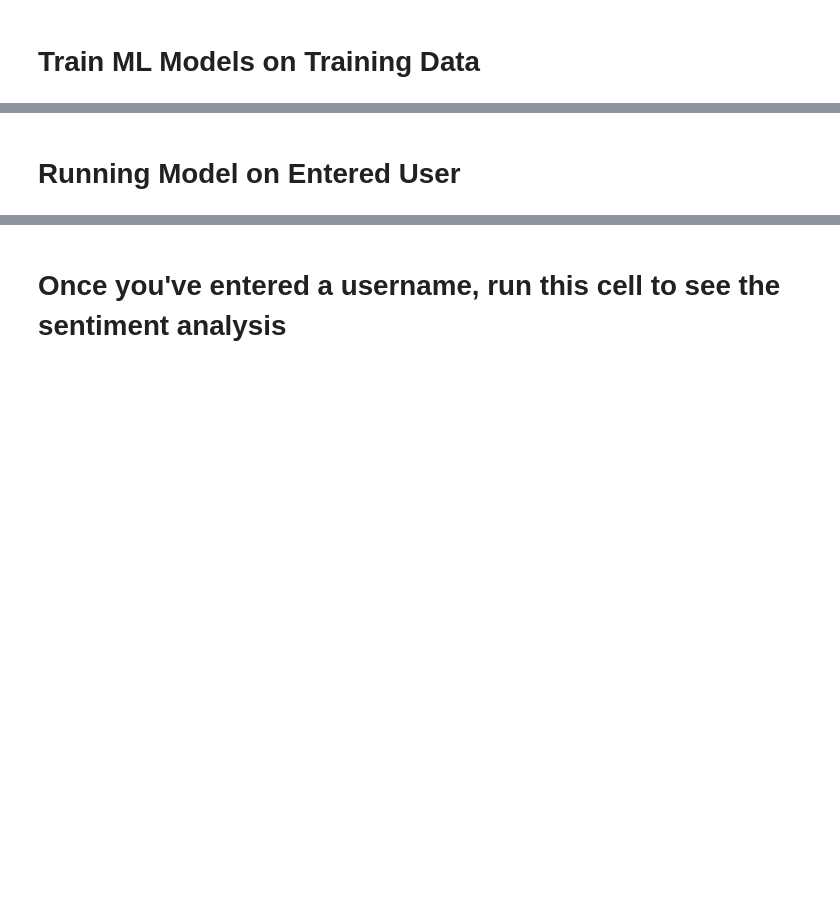
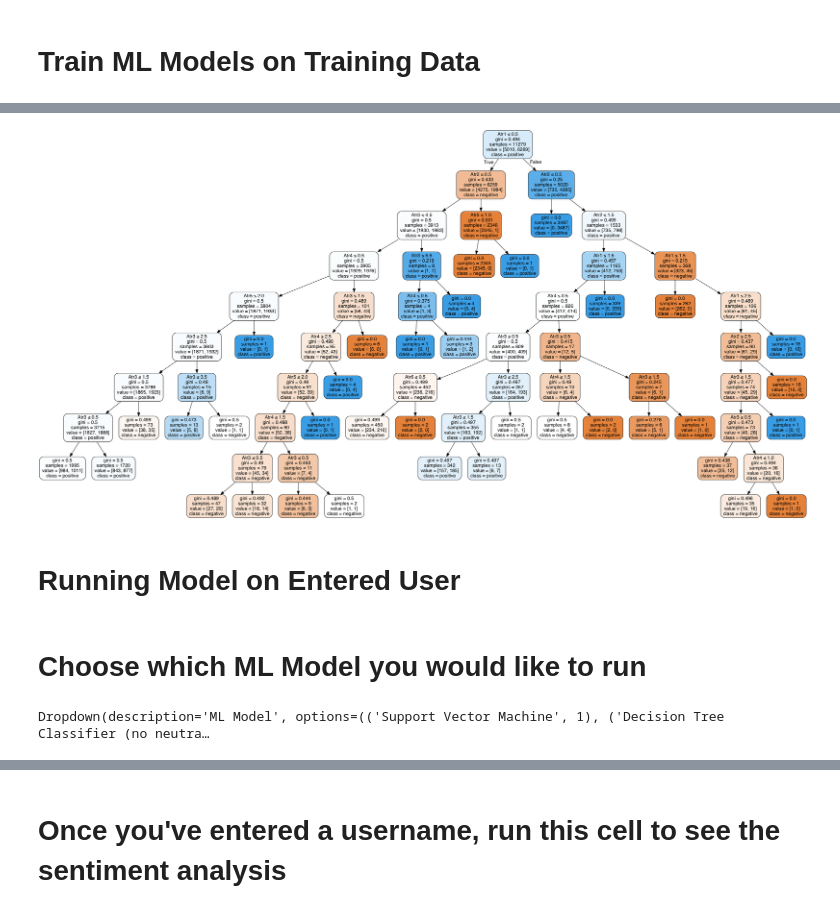
Before and after one commit to ryanherren/Tweet-Sentiment-Model, a Jupyter notebook: DS301_Notebook.ipynb, the cells around one changed output, grey strips where cells are left out. Cells and saved outputs as stored; diff of their text form; code cells hidden in the pictures; blank space fills up the shorter version.

```diff
--- a/DS301_Notebook.ipynb
+++ b/DS301_Notebook.ipynb
@@ -421,0 +443,4 @@ plt.show()
+# %%
+dt_X = training_data[['pos_words','neg_words','num_mentions','num_hashtags','num_positive_emojis','num_negative_emojis']].to_numpy()
+dt_y = training_data[['sentiment']].to_numpy()
+X_train, X_test, y_train, y_test = train_test_split(dt_X, dt_y)
@@ -422,3 +455,15 @@ plt.show()
+# %%
+feature_cols = ['Atr1', 'Atr2', 'Atr3', 'Atr4', 'Atr5', 'Atr6']
+
+dot_data = StringIO()
+export_graphviz(dtc_model2, out_file=dot_data,
+                filled=True, rounded=True,
+                special_characters=True,feature_names = feature_cols,class_names=['negative','positive'])
+graph = pydotplus.graph_from_dot_data(dot_data.getvalue())
+graph.write_png('sentiment.png')
+Image(graph.create_png())
+# %% [output]
+[figure, added]
 # %% [markdown]
 # Running Model on Entered User
 # %%
@@ -441 +497,12 @@ def evaluate_tweets(user_tweets):
+# %% [markdown]
+# Choose which ML Model you would like to run
+# %%
+dropvals = widgets.Dropdown(
+    options =[('Support Vector Machine', 1), ('Decision Tree Classifier (no neutral)', 2), ('Decision Tree Classifier (Neutral)', 3)],
+    value = 1,
+    description='ML Model'
+)
+dropvals
+# %% [output]
+Dropdown(description='ML Model', options=(('Support Vector Machine', 1), ('Decision Tree Classifier (no neutra…
 # %% [markdown]
```
Also changed, not shown: parts of 25 cells of this notebook, 1 other file.
